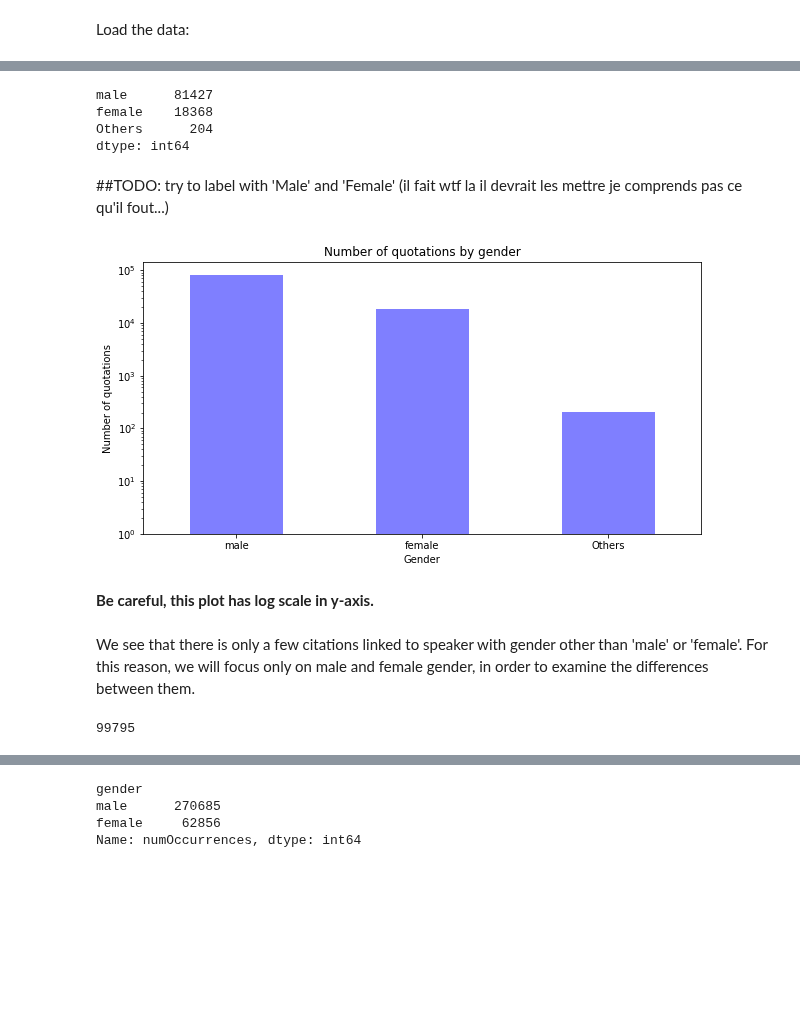
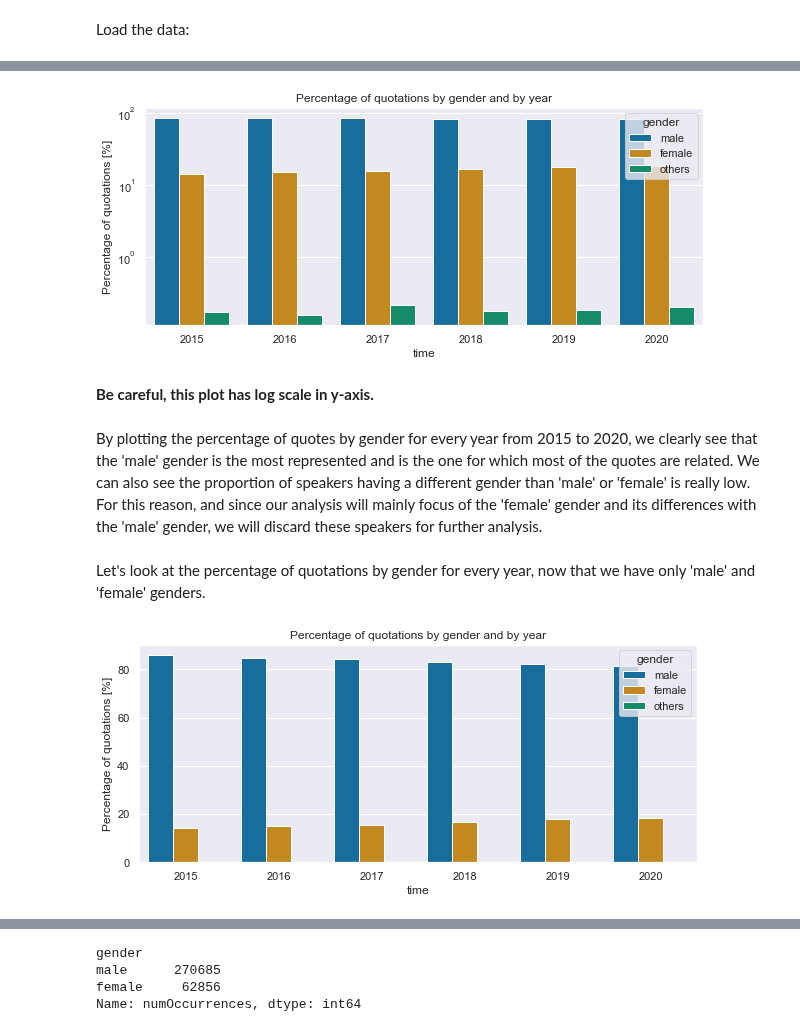
Before and after one commit to janougome/ADA-team, a Jupyter notebook: Descriptive tasks.ipynb, the cells around one changed output, grey strips where cells are left out. Saved outputs shown, nothing was run; the diff lists cells and outputs as text; code cells hidden in the pictures; blank space fills up the shorter version.

Commit message:
plot by years + utils.py

```diff
--- a/Descriptive tasks.ipynb
+++ b/Descriptive tasks.ipynb
@@ -86,6 +87,11 @@ quotes_2017_after = pd.read_json(DATA_2017_AFTER)
 quotes_2018 = pd.read_json(DATA_2018)
 quotes_2019 = pd.read_json(DATA_2019)
 quotes_2020 = pd.read_json(DATA_2020)
+# %%
+quotes_2017 = pd.concat([quotes_2017_before, quotes_2017_after])
+# %%
+years = [2015, 2016, 2017, 2018, 2019, 2020]
+quotes_years = [quotes_2015, quotes_2016, quotes_2017, quotes_2018, quotes_2019, quotes_2020]
 # %%
 quotes_before = pd.concat([quotes_2015, quotes_2016, quotes_2017_before], ignore_index=True)
 quotes_after_shortterm = pd.concat([quotes_2017_after, quotes_2018], ignore_index=True)
@@ -130,23 +112,23 @@ major_gender_and_others = major_gender.append(other_group)
-# %%
-major_gender_and_others
-# %% [output]
-male      81427
-female    18368
-Others      204
-dtype: int64
-# %% [markdown]
-##TODO: try to label with 'Male' and 'Female' (il fait wtf la il devrait les mettre je comprends pas ce qu'il fout...)
-# %%
-pl = major_gender_and_others.plot(kind="bar", x=major_gender_and_others.index, y=major_gender_and_others.values, figsize=(10, 5), log=True, \
-                        alpha=0.5, rot=0, color="blue")
-pl.set_xlabel("Gender")
-pl.set_ylabel("Number of quotations")
-pl.set_title("Number of quotations by gender");
-# %% [output]
-[figure, removed]
+# %%
+by_gender_years = []
+for year, quotes in zip(years, quotes_years):
+    by_gender_years.append(quotes_by_gender(quotes, year, major_only = False, others_grouped = True))
+
+quotes_by_gender_years = pd.concat(by_gender_years, ignore_index = True)
+# %%
+sns.set(rc = {'figure.figsize':(10,4)})
+sns.set_palette('colorblind')
+
+ax = sns.barplot(x = quotes_by_gender_years['time'], y = quotes_by_gender_years['count']*100, hue = quotes_by_gender_years['gender'], data = quotes_by_gender_years)
+ax.set(yscale="log");
+ax.set(ylabel='Percentage of quotations [%]')
+ax.set_title('Percentage of quotations by gender and by year');
+# %% [output]
+[figure, added]
 # %% [markdown]
 **Be careful, this plot has log scale in y-axis.**
-# %% [markdown]
-We see that there is only a few citations linked to speaker with gender other than 'male' or 'female'. For this reason, we will focus only on male and female gender, in order to examine the differences between them.
+# %% [markdown]
+By plotting the percentage of quotes by gender for every year from 2015 to 2020, we clearly see that the 'male' gender is the most represented and is the one for which most of the quotes are related.
+We can also see the proportion of speakers having a different gender than 'male' or 'female' is really low. For this reason, and since our analysis will mainly focus of the 'female' gender and its differences with the 'male' gender, we will discard these speakers for further analysis.
 # %%
 #Drop the rows having a gender other than the 2 most represented
@@ -155,4 +137,0 @@ df_MF = quotes_2020.drop(quotes_2020[
-# %%
-df_MF.shape[0]
-# %% [output]
-99795
@@ -161,0 +142,2 @@ gender_groups = df_MF.groupby(df_MF.gender)
+# %% [markdown]
+Let's look at the percentage of quotations by gender for every year, now that we have only 'male' and 'female' genders.
@@ -161,0 +150,9 @@ gender_groups = df_MF.groupby(df_MF.gender)
+# %%
+sns.set(rc = {'figure.figsize':(10,4)})
+sns.set_palette('colorblind')
+
+ax = sns.barplot(x = quotes_by_gender_years['time'], y = quotes_by_gender_years['count']*100, hue = quotes_by_gender_years['gender'], data = quotes_by_gender_years)
+ax.set(ylabel='Percentage of quotations [%]')
+ax.set_title('Percentage of quotations by gender and by year');
+# %% [output]
+[figure, added]
```
Also changed, not shown: parts of 17 cells of this notebook, 1 other file.
